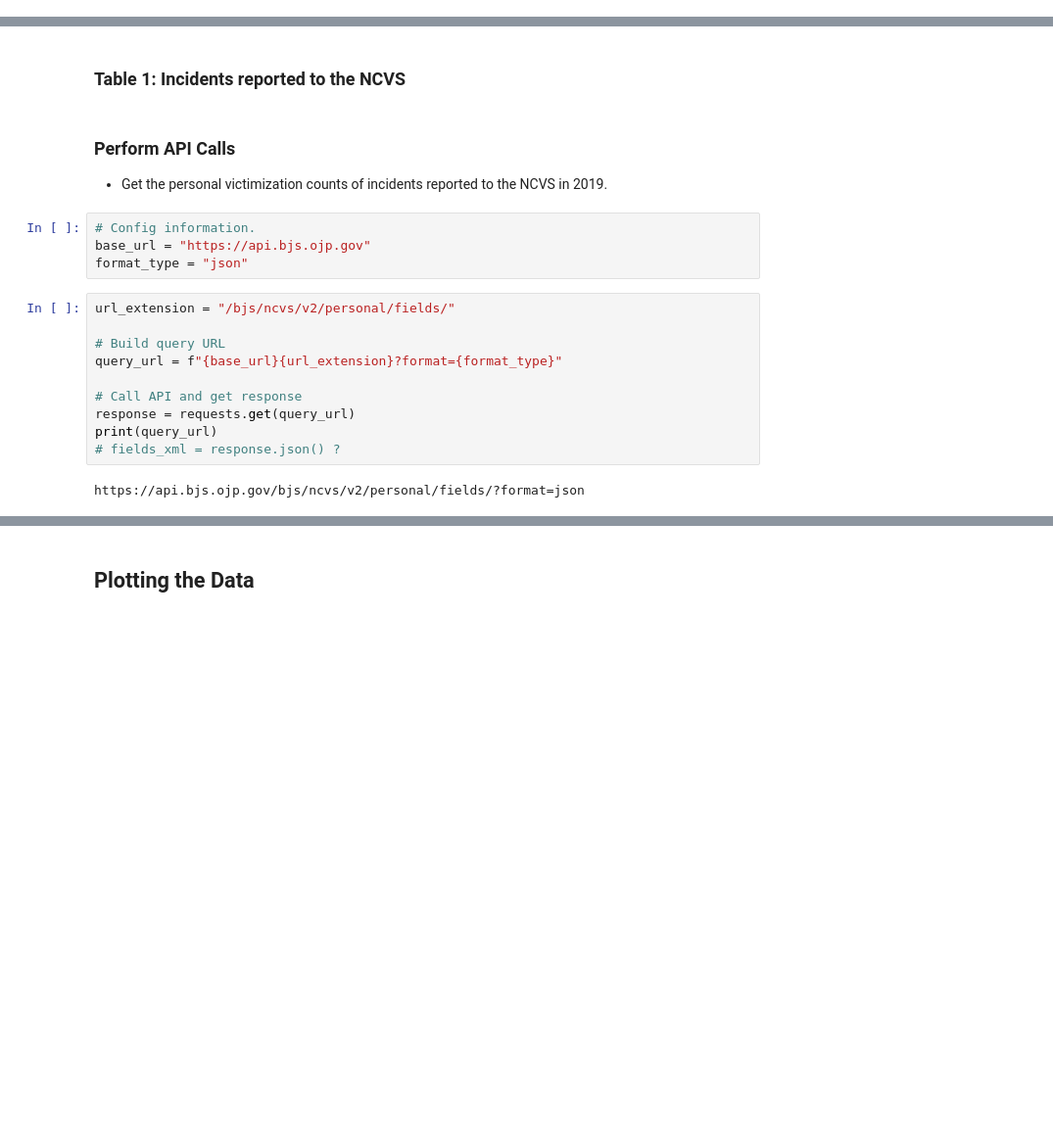
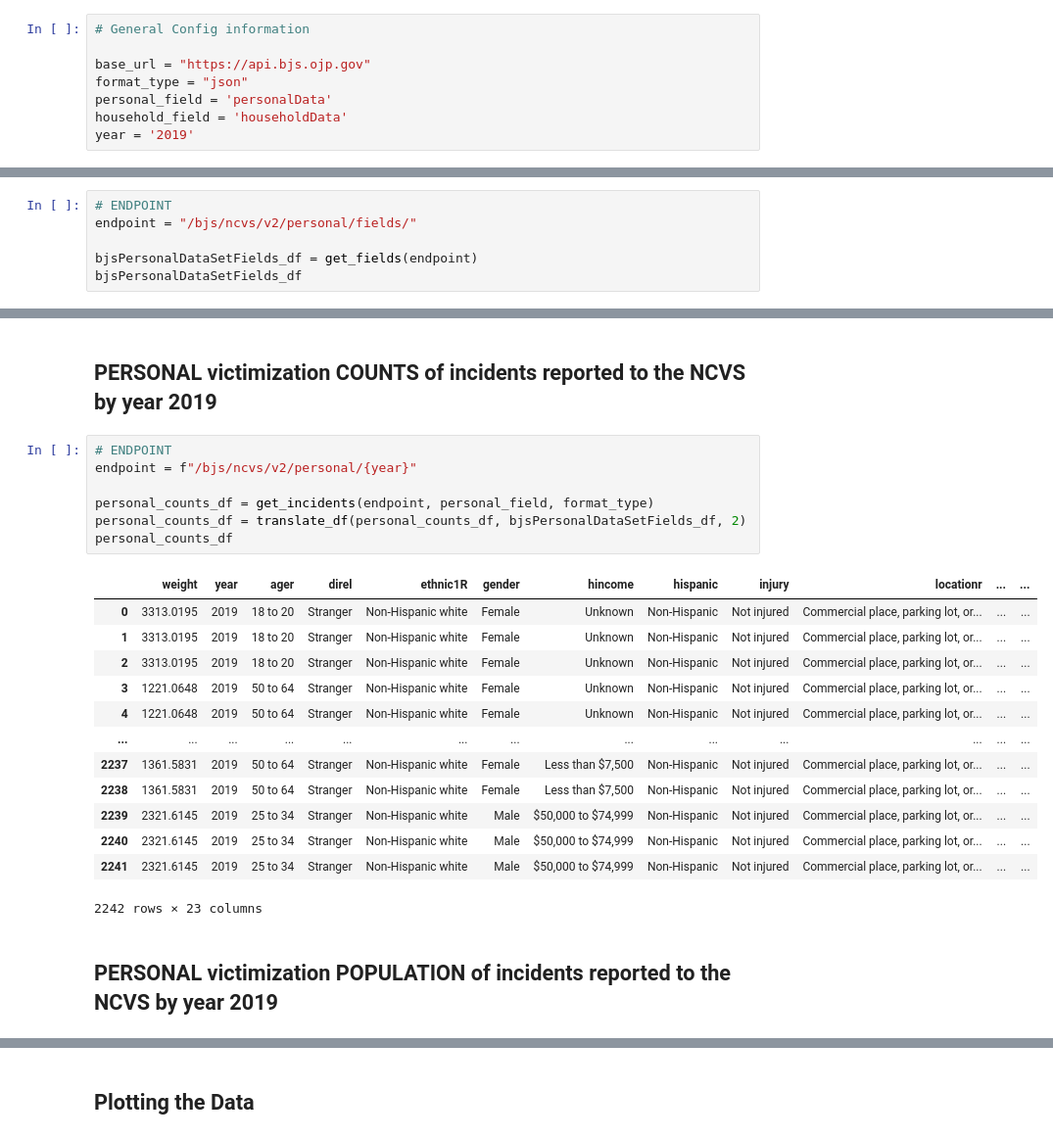
Before and after one commit to melindaeudy/Project_1, a Jupyter notebook: crimePy.ipynb, the cells around one changed output, grey strips where cells are left out. Shown at 98% size. Cells and saved outputs as stored; diff of their text form; blank space fills up the shorter version.

```diff
--- a/crimePy.ipynb
+++ b/crimePy.ipynb
@@ -16,0 +143,8 @@ import json
+# %%
+# General Config information
+
+base_url = "https://api.bjs.ojp.gov"
+format_type = "json"
+personal_field = 'personalData'
+household_field = 'householdData'
+year = '2019'
@@ -16,0 +217,6 @@ import json
+# %%
+# ENDPOINT
+endpoint = "/bjs/ncvs/v2/personal/fields/"
+
+bjsPersonalDataSetFields_df = get_fields(endpoint)
+bjsPersonalDataSetFields_df
@@ -17,21 +237,25 @@ import json
 # %% [markdown]
-### Table 1: Incidents reported to the NCVS
+##  PERSONAL victimization COUNTS of incidents reported to the NCVS by year 2019
+# %%
+# ENDPOINT
+endpoint = f"/bjs/ncvs/v2/personal/{year}"
+
+personal_counts_df = get_incidents(endpoint, personal_field, format_type)
+personal_counts_df = translate_df(personal_counts_df, bjsPersonalDataSetFields_df, 2)
+personal_counts_df
+# %% [output]
+|  | weight | year | ager | direl | ethnic1R | gender | hincome | hispanic | injury | locationr | ... | ... |
+| 0 | 3313.0195 | 2019 | 18 to 20 | Stranger | Non-Hispanic white | Female | Unknown | Non-Hispanic | Not injured | Commercial place, parking lot, or... | ... | ... |
+| 1 | 3313.0195 | 2019 | 18 to 20 | Stranger | Non-Hispanic white | Female | Unknown | Non-Hispanic | Not injured | Commercial place, parking lot, or... | ... | ... |
+| 2 | 3313.0195 | 2019 | 18 to 20 | Stranger | Non-Hispanic white | Female | Unknown | Non-Hispanic | Not injured | Commercial place, parking lot, or... | ... | ... |
+| 3 | 1221.0648 | 2019 | 50 to 64 | Stranger | Non-Hispanic white | Female | Unknown | Non-Hispanic | Not injured | Commercial place, parking lot, or... | ... | ... |
+| 4 | 1221.0648 | 2019 | 50 to 64 | Stranger | Non-Hispanic white | Female | Unknown | Non-Hispanic | Not injured | Commercial place, parking lot, or... | ... | ... |
+| ... | ... | ... | ... | ... | ... | ... | ... | ... | ... | ... | ... | ... |
+| 2237 | 1361.5831 | 2019 | 50 to 64 | Stranger | Non-Hispanic white | Female | Less than $7,500 | Non-Hispanic | Not injured | Commercial place, parking lot, or... | ... | ... |
+| 2238 | 1361.5831 | 2019 | 50 to 64 | Stranger | Non-Hispanic white | Female | Less than $7,500 | Non-Hispanic | Not injured | Commercial place, parking lot, or... | ... | ... |
+| 2239 | 2321.6145 | 2019 | 25 to 34 | Stranger | Non-Hispanic white | Male | $50,000 to $74,999 | Non-Hispanic | Not injured | Commercial place, parking lot, or... | ... | ... |
+| 2240 | 2321.6145 | 2019 | 25 to 34 | Stranger | Non-Hispanic white | Male | $50,000 to $74,999 | Non-Hispanic | Not injured | Commercial place, parking lot, or... | ... | ... |
+| 2241 | 2321.6145 | 2019 | 25 to 34 | Stranger | Non-Hispanic white | Male | $50,000 to $74,999 | Non-Hispanic | Not injured | Commercial place, parking lot, or... | ... | ... |
+2242 rows × 23 columns
 # %% [markdown]
-### Perform API Calls
-* Get the personal victimization counts of incidents reported to the NCVS in 2019.
+## PERSONAL victimization POPULATION of incidents reported to the NCVS by year 2019
-# %%
-# Config information.
-base_url = "https://api.bjs.ojp.gov"
-format_type = "json"
-# %%
-url_extension = "/bjs/ncvs/v2/personal/fields/"
-
-# Build query URL
-query_url = f"{base_url}{url_extension}?format={format_type}"
-
-# Call API and get response
-response = requests.get(query_url)
-print(query_url)
-# fields_xml = response.json() ?
-# %% [output]
-https://api.bjs.ojp.gov/bjs/ncvs/v2/personal/fields/?format=json
```
Also changed, not shown: parts of 26 cells of this notebook, 1 other file.
